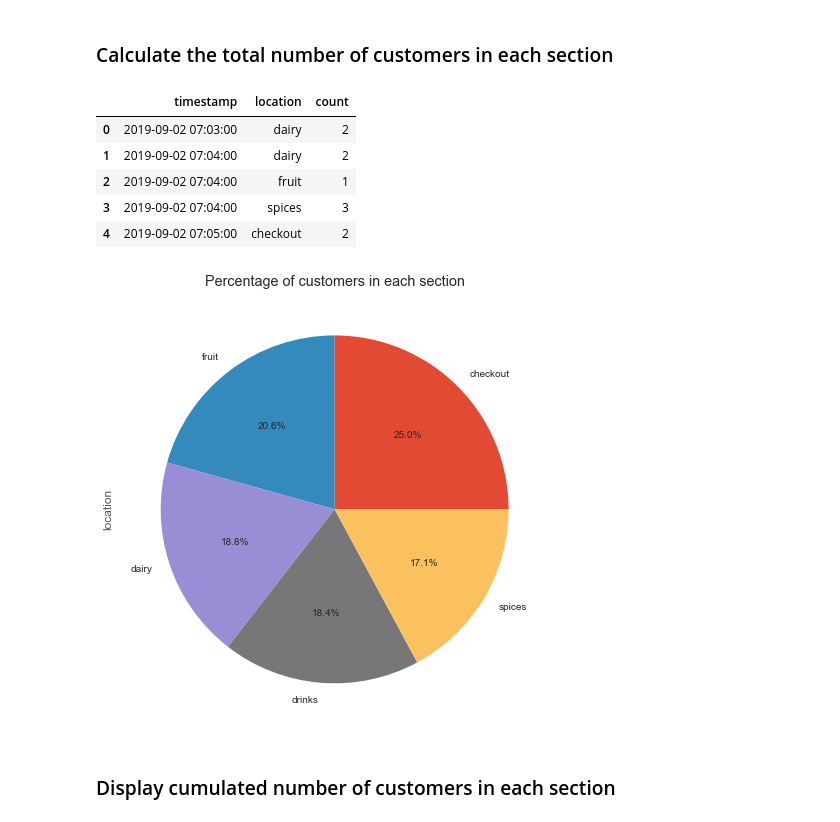
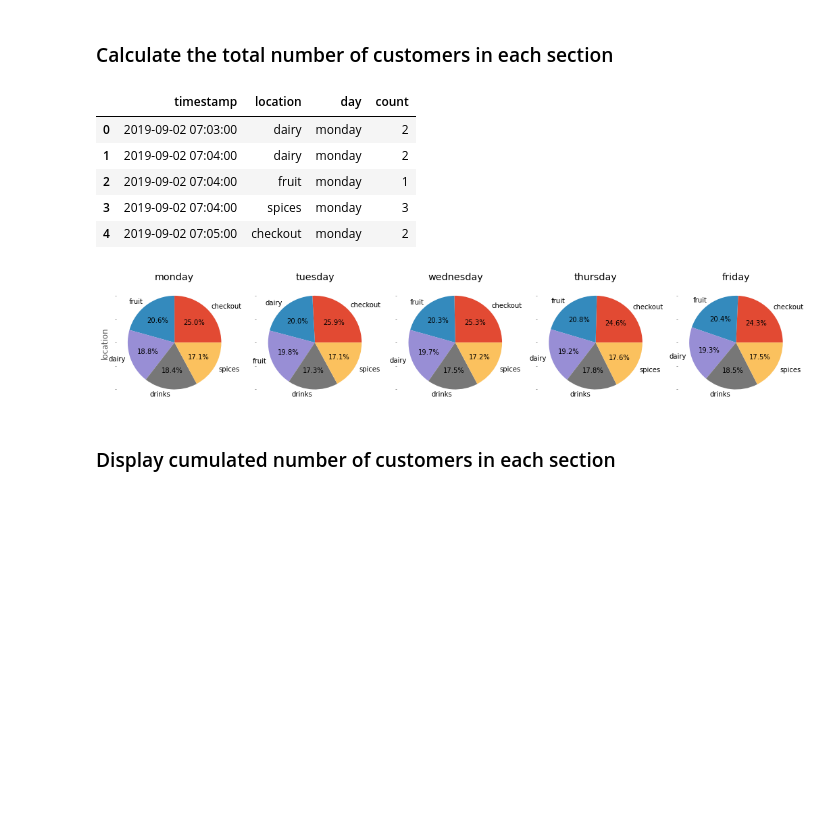
Before and after one commit to palexus/Lastrow, a Jupyter notebook: market.ipynb, the cells around one changed output. Cells and saved outputs as stored; diff of their text form; code cells hidden in the pictures; blank space fills up the shorter version.

Commit message:
cleaner visualizations

```diff
--- a/market.ipynb
+++ b/market.ipynb
@@ -34,22 +38,26 @@ week.head()
 # %% [markdown]
 ### Calculate the total number of customers in each section
 # %%
-monday_count = monday.groupby(['timestamp', "location"]).agg({"customer_no":"count"}).reset_index()
-monday_count.rename(columns={"customer_no":"count"}, inplace=True)
-monday_count.head()
+week_count = week.groupby(['timestamp', "location", "day"]).agg({"customer_no":"count"}).reset_index()
+week_count.rename(columns={"customer_no":"count"}, inplace=True)
+week_count.head()
 # %% [output]
-|  | timestamp | location | count |
-| 0 | 2019-09-02 07:03:00 | dairy | 2 |
-| 1 | 2019-09-02 07:04:00 | dairy | 2 |
-| 2 | 2019-09-02 07:04:00 | fruit | 1 |
-| 3 | 2019-09-02 07:04:00 | spices | 3 |
-| 4 | 2019-09-02 07:05:00 | checkout | 2 |
+|  | timestamp | location | day | count |
+| 0 | 2019-09-02 07:03:00 | dairy | monday | 2 |
+| 1 | 2019-09-02 07:04:00 | dairy | monday | 2 |
+| 2 | 2019-09-02 07:04:00 | fruit | monday | 1 |
+| 3 | 2019-09-02 07:04:00 | spices | monday | 3 |
+| 4 | 2019-09-02 07:05:00 | checkout | monday | 2 |
 # %%
-monday_count["location"].value_counts().plot(kind="pie",
-                                             autopct='%1.1f%%',
-                                             title="Percentage of customers in each section");
+days = week["day"].unique()
+f, axes = plt.subplots(1, 5, sharey=True, figsize=(18, 8))
+for i, (ax, day) in enumerate(zip(axes, days)):
+    week_count.loc[week_count["day"]==day]["location"].value_counts().plot(kind="pie",
+                                                                           autopct='%1.1f%%',
+                                                                           title=day,
+                                                                           ax=ax)
 # %% [output]
-[figure, old version]
+[figure, new version]
 # %% [markdown]
 ### Display cumulated number of customers in each section
 # %%
```
Also changed, not shown: parts of 10 cells of this notebook.
